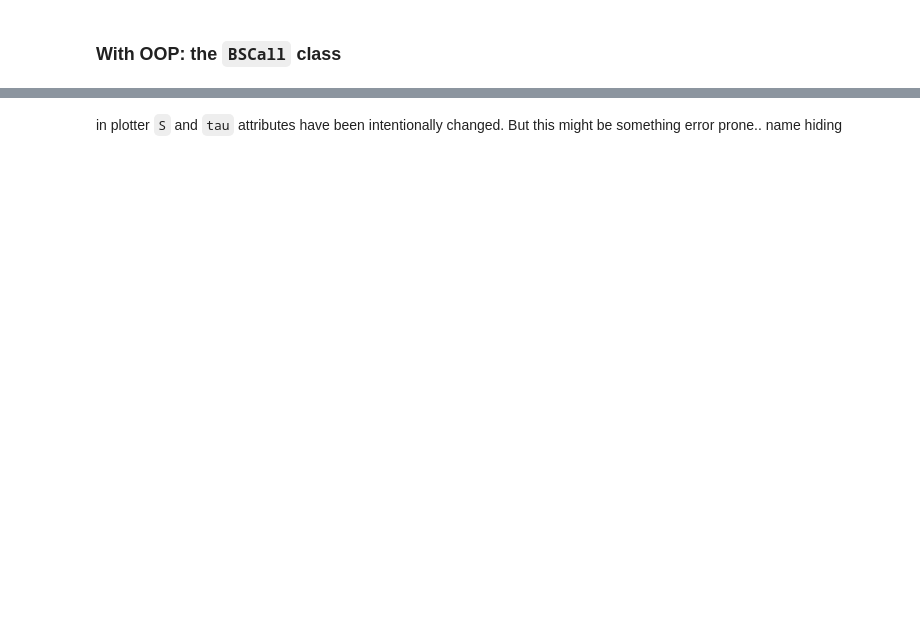
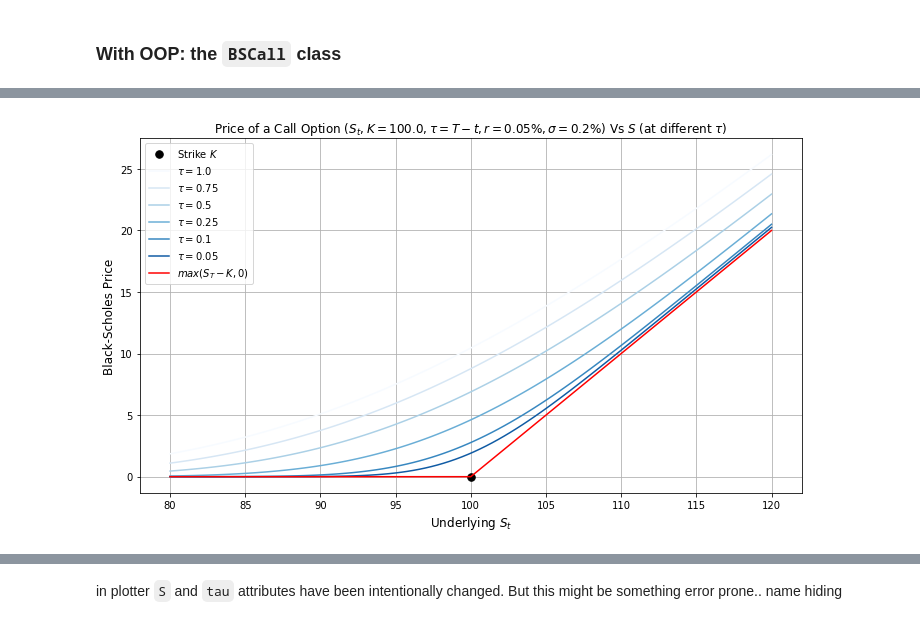
Before and after one commit to gabrielepompa88/IT-For-Business-And-Finance-2019-20, a Jupyter notebook: Notebooks/Derivatives_Analytics___Introduction_to_OOP.ipynb, the cells around one changed output, grey strips where cells are left out. Cells and saved outputs as stored; diff of their text form; code cells hidden in the pictures; blank space fills up the shorter version.

```diff
--- a/Notebooks/Derivatives_Analytics___Introduction_to_OOP.ipynb
+++ b/Notebooks/Derivatives_Analytics___Introduction_to_OOP.ipynb
@@ -502,4 +702,6 @@ def plotter(call_option, S_strip, tau_strip):
     fig.tight_layout()
     plt.show()
 # %%
-plotter(call, S_strip, tau_strip)
+plot_price_strip(call, S_strip, tau_strip)
+# %% [output]
+[figure, added]
```
Also changed, not shown: parts of 108 cells of this notebook.
